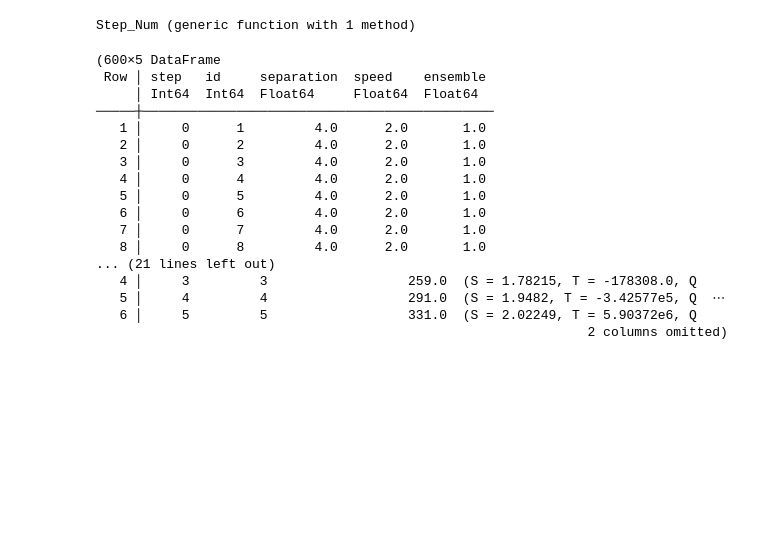
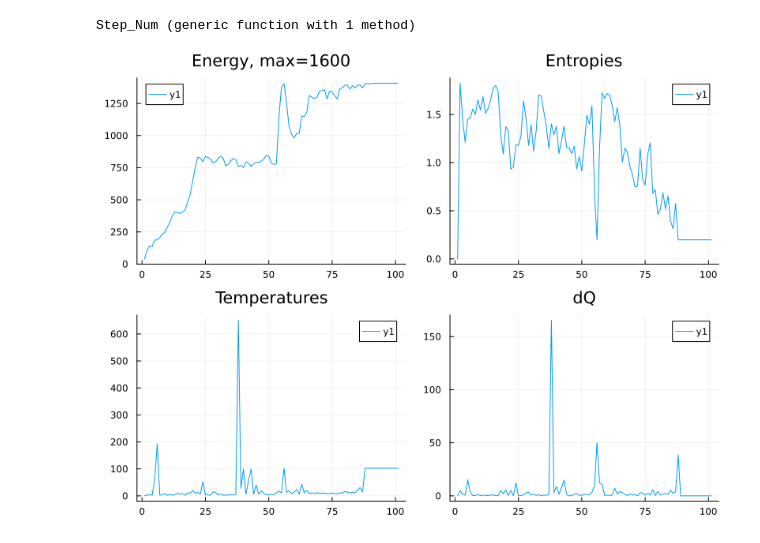
Before and after one commit to mantzaris/FlockingHeat, a Jupyter notebook: nb1.ipynb, the cells around one changed output. Cells and saved outputs as stored; diff of their text form; code cells hidden in the pictures; blank space fills up the shorter version.

```diff
--- a/nb1.ipynb
+++ b/nb1.ipynb
@@ -201,7 +164,0 @@ Model_Temperature (generic function with 1 method)
-# %%
-function Model_Heat(S_curent, S_prev, T_current, T_prev)
-    # Q= |T_i - T_i-1|/ln(|T_i/T_i-1|) * ((S_i - S_i-1))
-    Q = ( abs(T_current - T_prev) / log(abs(T_current/T_prev)) ) * (S_curent - S_prev);
-
-    return Q
-end
@@ -256,26 +287,23 @@ model = initialize_model()
 adata = [ :separation, :speed, :ensemble ]
 mdata = [ Step_Num, Model_Ensemble_Energy, Model_Thermo_State, Flock_Model_State ]
 
-step_num = 5
-agent_df, model_df = run!(model, agent_step!, model_step!, step_num; adata , mdata)
+step_num = 100
+agent_df, model_df = run!(model, agent_step!, model_step!, step_num; adata , mdata);
-# %% [output]
-(600×5 DataFrame
- Row │ step   id     separation  speed    ensemble
-     │ Int64  Int64  Float64     Float64  Float64
-─────┼─────────────────────────────────────────────
-   1 │     0      1         4.0      2.0       1.0
-   2 │     0      2         4.0      2.0       1.0
-   3 │     0      3         4.0      2.0       1.0
-   4 │     0      4         4.0      2.0       1.0
-   5 │     0      5         4.0      2.0       1.0
-   6 │     0      6         4.0      2.0       1.0
-   7 │     0      7         4.0      2.0       1.0
-   8 │     0      8         4.0      2.0       1.0
-... (21 lines left out)
-   4 │     3         3                  259.0  (S = 1.78215, T = -178308.0, Q
-   5 │     4         4                  291.0  (S = 1.9482, T = -3.42577e5, Q  ⋯
-   6 │     5         5                  331.0  (S = 2.02249, T = 5.90372e6, Q
-                                                               2 columns omitted)
+# %%
+p1 = Plots.plot( model_df[ :, :Model_Ensemble_Energy], title="Energy, max=$(40^2)" )
+
+S_vals = model_df[ :, :Model_Thermo_State] .|> x -> x["S"]
+p2 = Plots.plot( S_vals, title="Entropies" )
+
+T_vals = model_df[ :, :Model_Thermo_State] .|> x -> x["T"]
+p3 = Plots.plot( T_vals, title="Temperatures" )
+
+dQ_vals = model_df[ :, :Model_Thermo_State] .|> x -> x["dQ"]
+p4 = Plots.plot( dQ_vals, title="dQ" )
+
+Plots.plot(p1,p2,p3,p4, size=(800,600))
+# %% [output]
+[figure, added]
 # %%
 Plots.plot( model_df[ :, :Model_Ensemble_Energy], title="Energy" )
 # %% [output]
```
Also changed, not shown: parts of 21 cells of this notebook.
